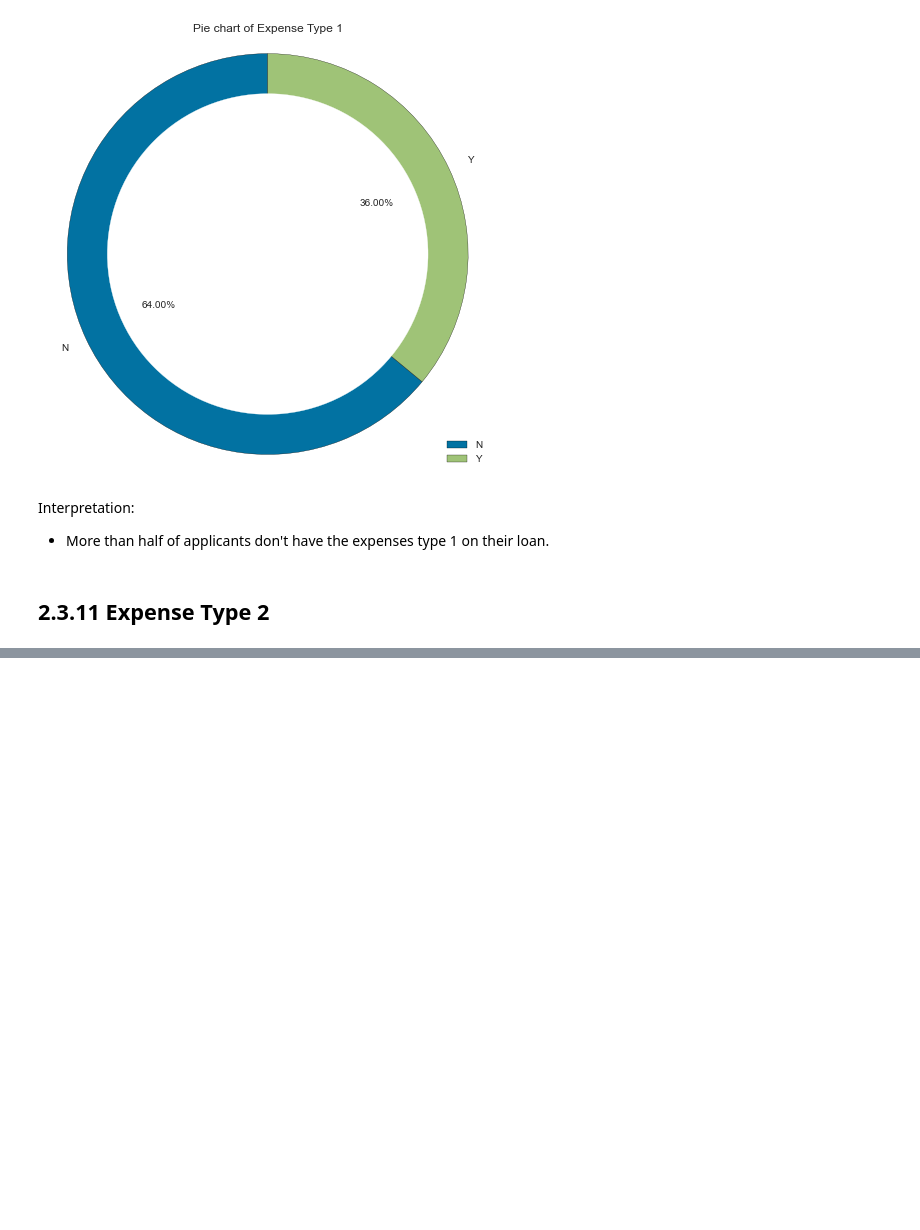
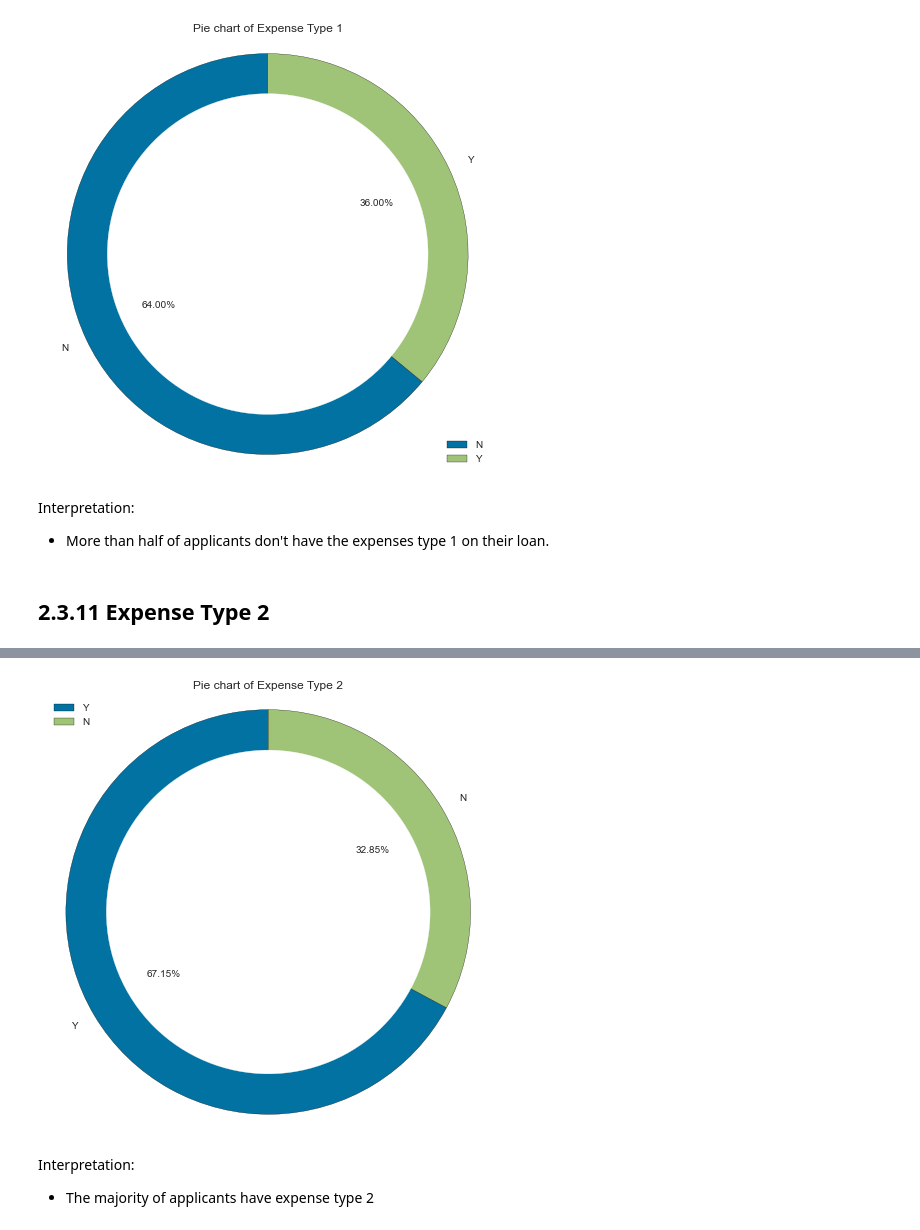
Before and after one commit to semasuka/Loan-amount-prediction-regression, a Jupyter notebook: Loan_amount_prediction.ipynb, the cells around one changed output, grey strips where cells are left out. Saved outputs shown, nothing was run; the diff lists cells and outputs as text; code cells hidden in the pictures; blank space fills up the shorter version.

```diff
--- a/Loan_amount_prediction.ipynb
+++ b/Loan_amount_prediction.ipynb
@@ -570,0 +592,7 @@ Interpretation:
+# %%
+create_donnut_pie_chart(loan_amt_train_copy,'Expense Type 2')
+# %% [output]
+[figure, added]
+# %% [markdown]
+Interpretation:
+- The majority of applicants have expense type 2
```
Also changed, not shown: parts of 2 cells of this notebook.
